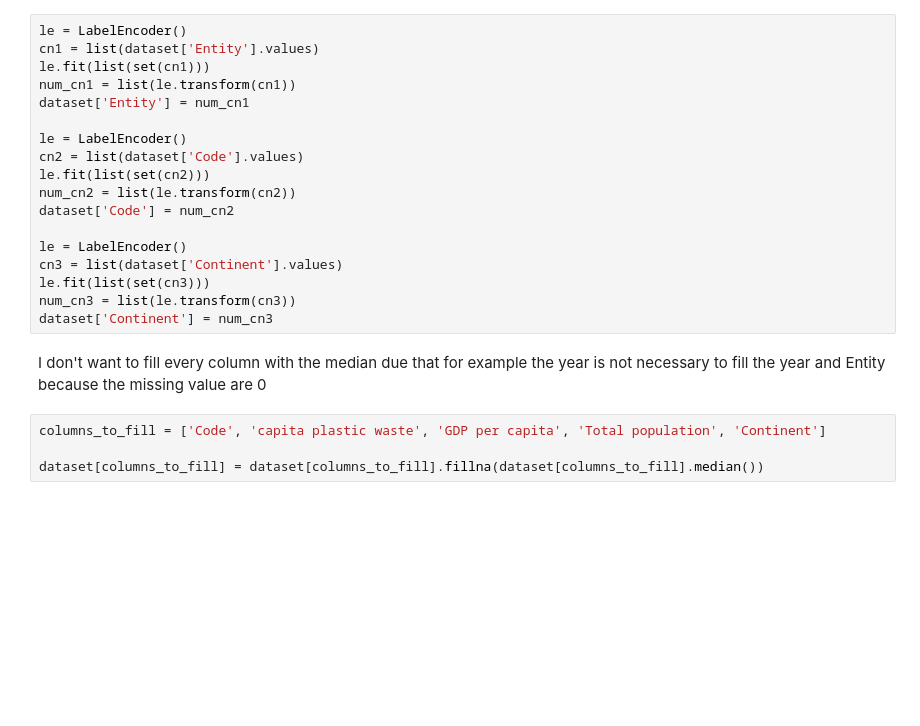
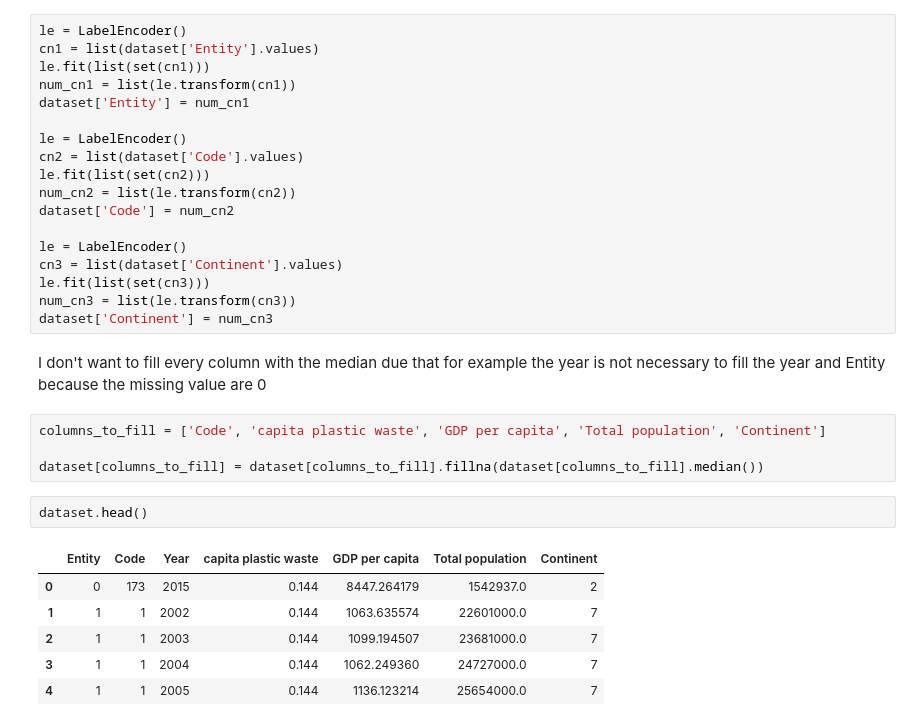
Before and after one commit to Sba23037/Hdip_StrategicThinking_CA2_CristinaPrioloSBA23037, a Jupyter notebook: Hdip_StrategicThinking_CA2_CristinaPrioloSBA23037.ipynb, the cells around one changed output. Cells and saved outputs as stored; diff of their text form; blank space fills up the shorter version.

```diff
--- a/Hdip_StrategicThinking_CA2_CristinaPrioloSBA23037.ipynb
+++ b/Hdip_StrategicThinking_CA2_CristinaPrioloSBA23037.ipynb
@@ -218,3 +218,12 @@ I don't want to fill every column with the median due that for example the year
 columns_to_fill = ['Code', 'capita plastic waste', 'GDP per capita', 'Total population', 'Continent']
 
 dataset[columns_to_fill] = dataset[columns_to_fill].fillna(dataset[columns_to_fill].median())
+# %%
+dataset.head()
+# %% [output]
+|  | Entity | Code | Year | capita plastic waste | GDP per capita | Total population | Continent |
+| 0 | 0 | 173 | 2015 | 0.144 | 8447.264179 | 1542937.0 | 2 |
+| 1 | 1 | 1 | 2002 | 0.144 | 1063.635574 | 22601000.0 | 7 |
+| 2 | 1 | 1 | 2003 | 0.144 | 1099.194507 | 23681000.0 | 7 |
+| 3 | 1 | 1 | 2004 | 0.144 | 1062.249360 | 24727000.0 | 7 |
+| 4 | 1 | 1 | 2005 | 0.144 | 1136.123214 | 25654000.0 | 7 |
```
Also changed, not shown: parts of 3 cells of this notebook.
